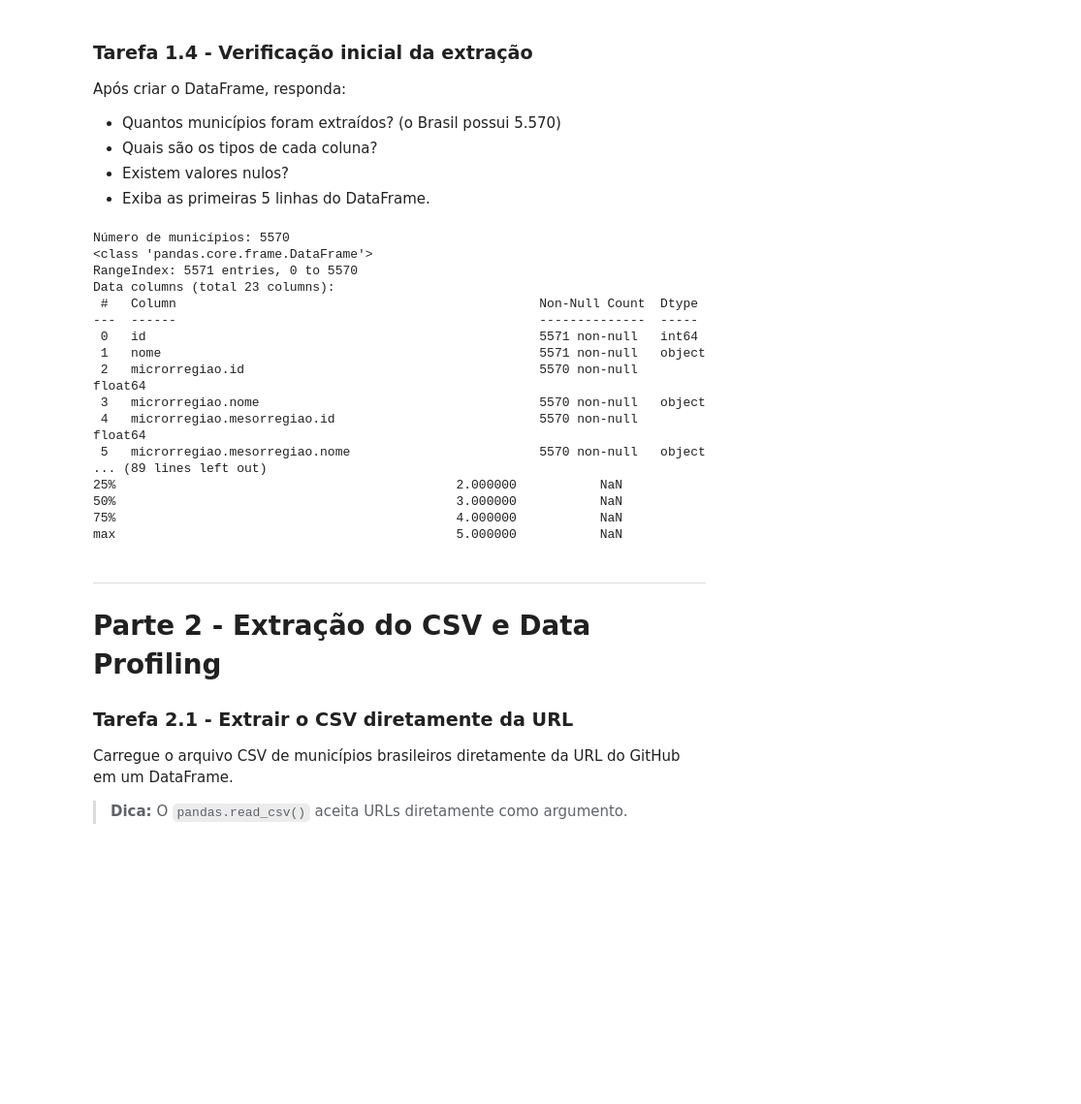
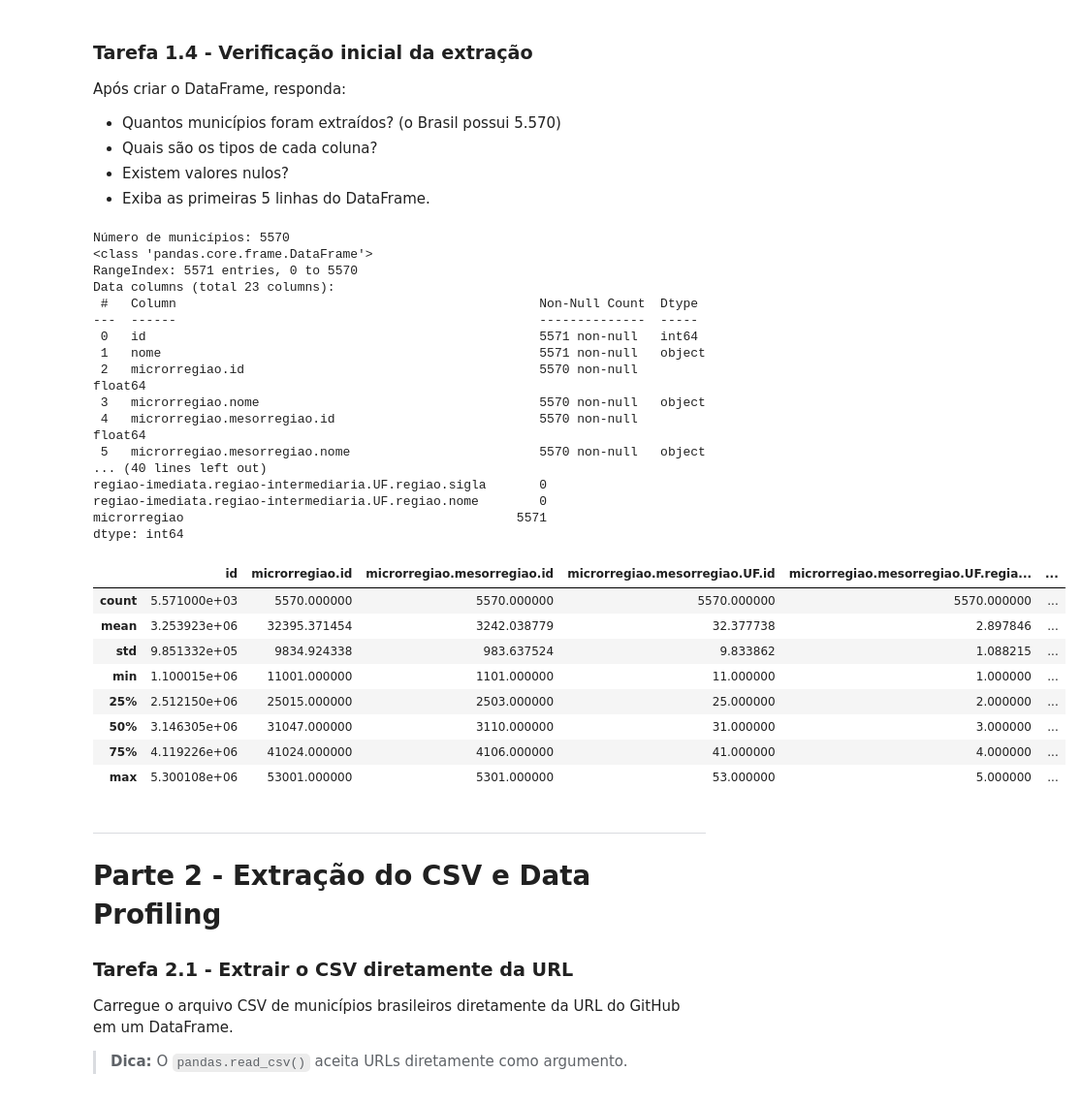
Before and after one commit to davidogral/Data-Wragling, a Jupyter notebook: Luiz/Aula 04 - Atividade de Extração e Data Wrangling.ipynb, the cells around one changed output. Shown at 97% size. Drawn from its saved outputs; the diff is of its cells as text; code cells hidden in the pictures; blank space fills up the shorter version.

```diff
--- a/Luiz/Aula 04 - Atividade de Extração e Data Wrangling.ipynb
+++ b/Luiz/Aula 04 - Atividade de Extração e Data Wrangling.ipynb
@@ -194,32 +194,41 @@ Após criar o DataFrame, responda:
 # %%
 # Tarefa 1.4 - Verifique a integridade do DataFrame extraído da API
 count_municipios = df['nome'].shape[0] - 1 # Contar o número de linhas (municipios)
 print(f"Número de municípios: {count_municipios}")
 
 print(df.info())  # Verificar o tipo de dados e a presença de valores nulos
 
 # Verificar se há valores nulos em colunas importantes
 print(df.isnull().sum())
 
-print(df.describe())  # Obter estatísticas descritivas para colunas numéricas
+df.describe() # Obter estatísticas descritivas para colunas numéricas
 # %% [output]
 Número de municípios: 5570
 <class 'pandas.core.frame.DataFrame'>
 RangeIndex: 5571 entries, 0 to 5570
 Data columns (total 23 columns):
  #   Column                                                Non-Null Count  Dtype
 ---  ------                                                --------------  -----
  0   id                                                    5571 non-null   int64
  1   nome                                                  5571 non-null   object
  2   microrregiao.id                                       5570 non-null   float64
  3   microrregiao.nome                                     5570 non-null   object
  4   microrregiao.mesorregiao.id                           5570 non-null   float64
  5   microrregiao.mesorregiao.nome                         5570 non-null   object
-... (89 lines left out)
-25%                                             2.000000           NaN
-50%                                             3.000000           NaN
-75%                                             4.000000           NaN
-max                                             5.000000           NaN
+... (40 lines left out)
+regiao-imediata.regiao-intermediaria.UF.regiao.sigla       0
+regiao-imediata.regiao-intermediaria.UF.regiao.nome        0
+microrregiao                                            5571
+dtype: int64
+|  | id | microrregiao.id | microrregiao.mesorregiao.id | microrregiao.mesorregiao.UF.id | microrregiao.mesorregiao.UF.regia... | ... |
+| count | 5.571000e+03 | 5570.000000 | 5570.000000 | 5570.000000 | 5570.000000 | ... |
+| mean | 3.253923e+06 | 32395.371454 | 3242.038779 | 32.377738 | 2.897846 | ... |
+| std | 9.851332e+05 | 9834.924338 | 983.637524 | 9.833862 | 1.088215 | ... |
+| min | 1.100015e+06 | 11001.000000 | 1101.000000 | 11.000000 | 1.000000 | ... |
+| 25% | 2.512150e+06 | 25015.000000 | 2503.000000 | 25.000000 | 2.000000 | ... |
+| 50% | 3.146305e+06 | 31047.000000 | 3110.000000 | 31.000000 | 3.000000 | ... |
+| 75% | 4.119226e+06 | 41024.000000 | 4106.000000 | 41.000000 | 4.000000 | ... |
+| max | 5.300108e+06 | 53001.000000 | 5301.000000 | 53.000000 | 5.000000 | ... |
 # %% [markdown]
 ---
 # Parte 2 - Extração do CSV e Data Profiling
```
Also changed, not shown: parts of 14 cells of this notebook.
